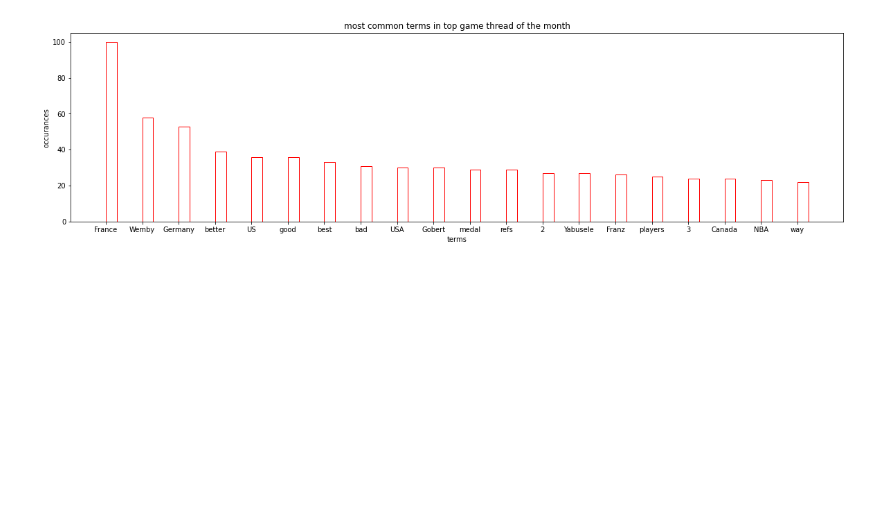
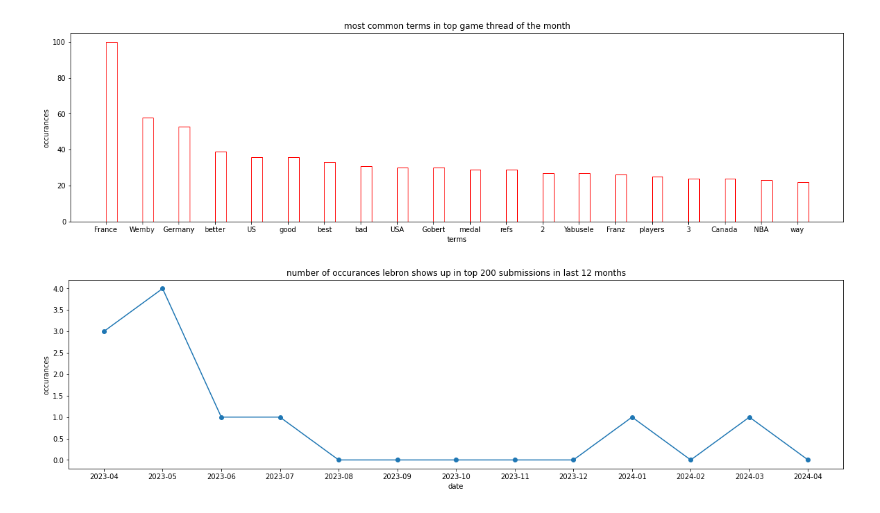
Before and after one commit to MarcusLieu/nba-reddit-api-, a Jupyter notebook: script.ipynb, the cells around one changed output. Cells and saved outputs as stored; diff of their text form; code cells hidden in the pictures; blank space fills up the shorter version.

Commit message:
added feature to search term and find occurances of it in titles of top submissions over time

```diff
--- a/script.ipynb
+++ b/script.ipynb
@@ -49,3 +49,41 @@ plt.title("most common terms in top game thread of the month")
 plt.show()
 # %% [output]
 [figure]
+# %%
+from datetime import datetime
+
+# store titles and dates of top 200 submissions in the last year
+title_to_date = []
+for submission in reddit.subreddit("nba").top(time_filter="year", limit=200):
+    date = datetime.utcfromtimestamp(submission.created_utc)
+    title_to_date.append([date.date().strftime("%Y-%m") ,submission.title])
+
+# example search term
+search_term = "lebron"
+
+date_to_occ = {}
+# initialize dictionary with all dates
+for pair in title_to_date:
+    date_to_occ[pair[0]] = 0
+
+# count number of occurances of search terms in titles
+for i in range(len(title_to_date)):
+    for term in title_to_date[i][1].split(" "):
+        if term.lower() == search_term:
+            date_to_occ[title_to_date[i][0]] = 1 + date_to_occ.get(title_to_date[i][0])
+
+# plot results
+res = dict(sorted(date_to_occ.items(), key=operator.itemgetter(0)))
+dates = list(res.keys())
+values = list(res.values())
+
+fig = plt.figure(figsize= (20, 5))
+
+plt.scatter(dates, values)
+plt.plot(dates, values)
+plt.xlabel("date")
+plt.ylabel("occurances")
+plt.title(f"number of occurances {search_term} shows up in top 200 submissions in last 12 months")
+plt.show()
+# %% [output]
+[figure, added]
```
